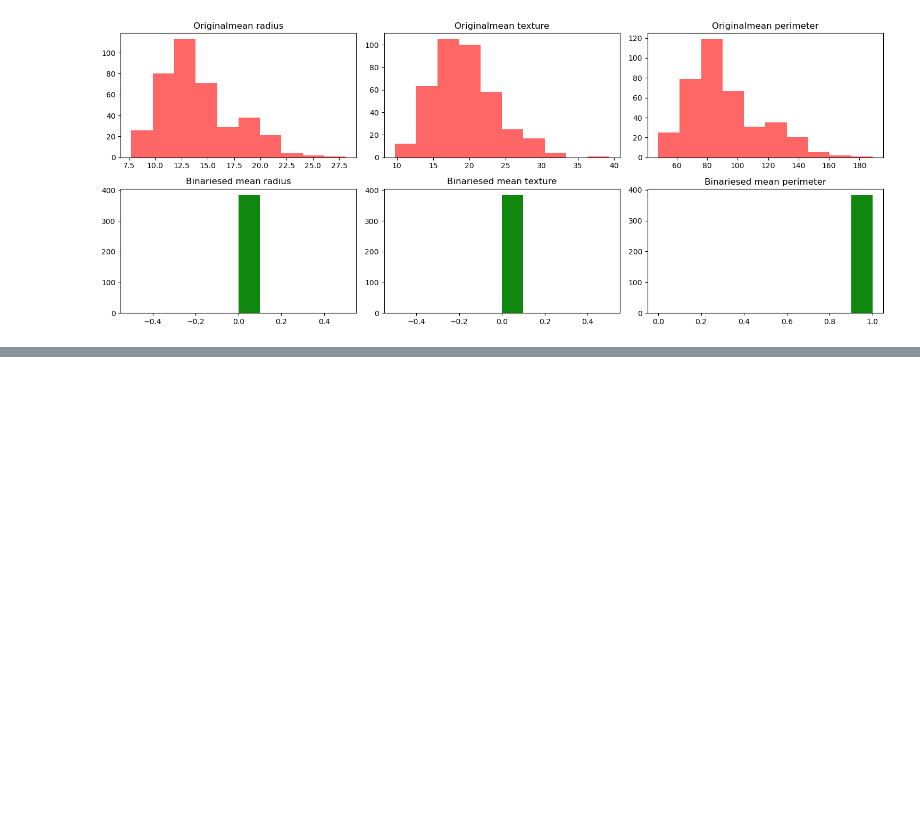
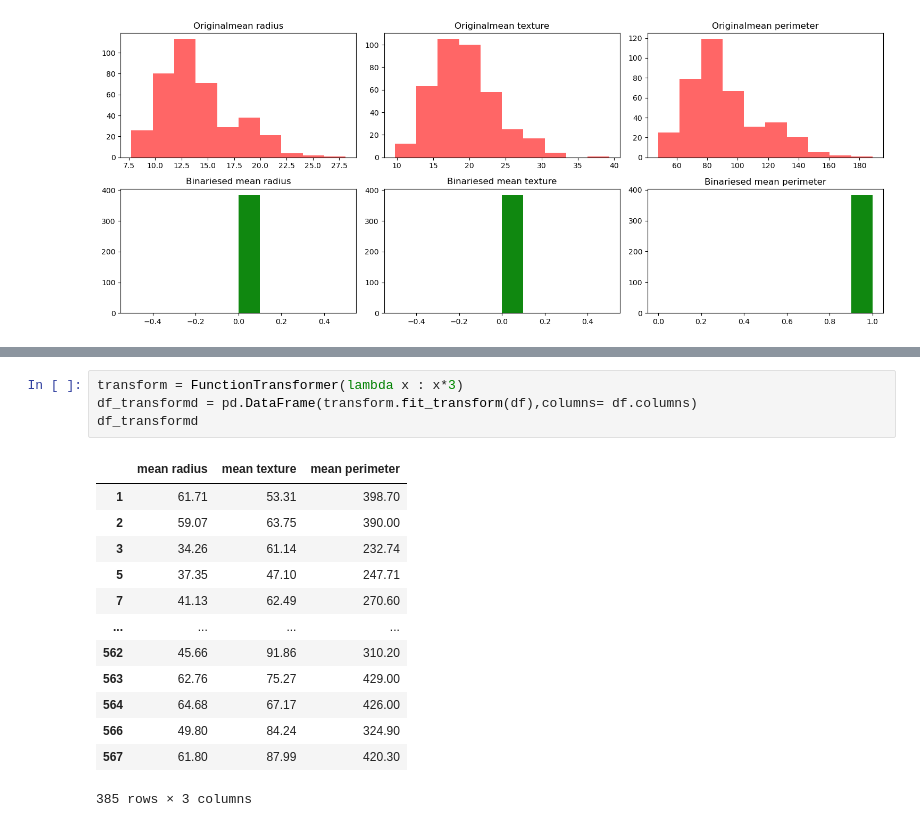
Before and after one commit to CHERUGAD/Machine_learning, a Jupyter notebook: binarising.ipynb, the cells around one changed output, grey strips where cells are left out. Cells and saved outputs as stored; diff of their text form; blank space fills up the shorter version.

```diff
--- a/binarising.ipynb
+++ b/binarising.ipynb
@@ -55,0 +91,18 @@ plt.show()
+# %%
+transform = FunctionTransformer(lambda x : x*3)
+df_transformd = pd.DataFrame(transform.fit_transform(df),columns= df.columns)
+df_transformd
+# %% [output]
+|  | mean radius | mean texture | mean perimeter |
+| 1 | 61.71 | 53.31 | 398.70 |
+| 2 | 59.07 | 63.75 | 390.00 |
+| 3 | 34.26 | 61.14 | 232.74 |
+| 5 | 37.35 | 47.10 | 247.71 |
+| 7 | 41.13 | 62.49 | 270.60 |
+| ... | ... | ... | ... |
+| 562 | 45.66 | 91.86 | 310.20 |
+| 563 | 62.76 | 75.27 | 429.00 |
+| 564 | 64.68 | 67.17 | 426.00 |
+| 566 | 49.80 | 84.24 | 324.90 |
+| 567 | 61.80 | 87.99 | 420.30 |
+385 rows × 3 columns
```
Also changed, not shown: parts of 4 cells of this notebook.
